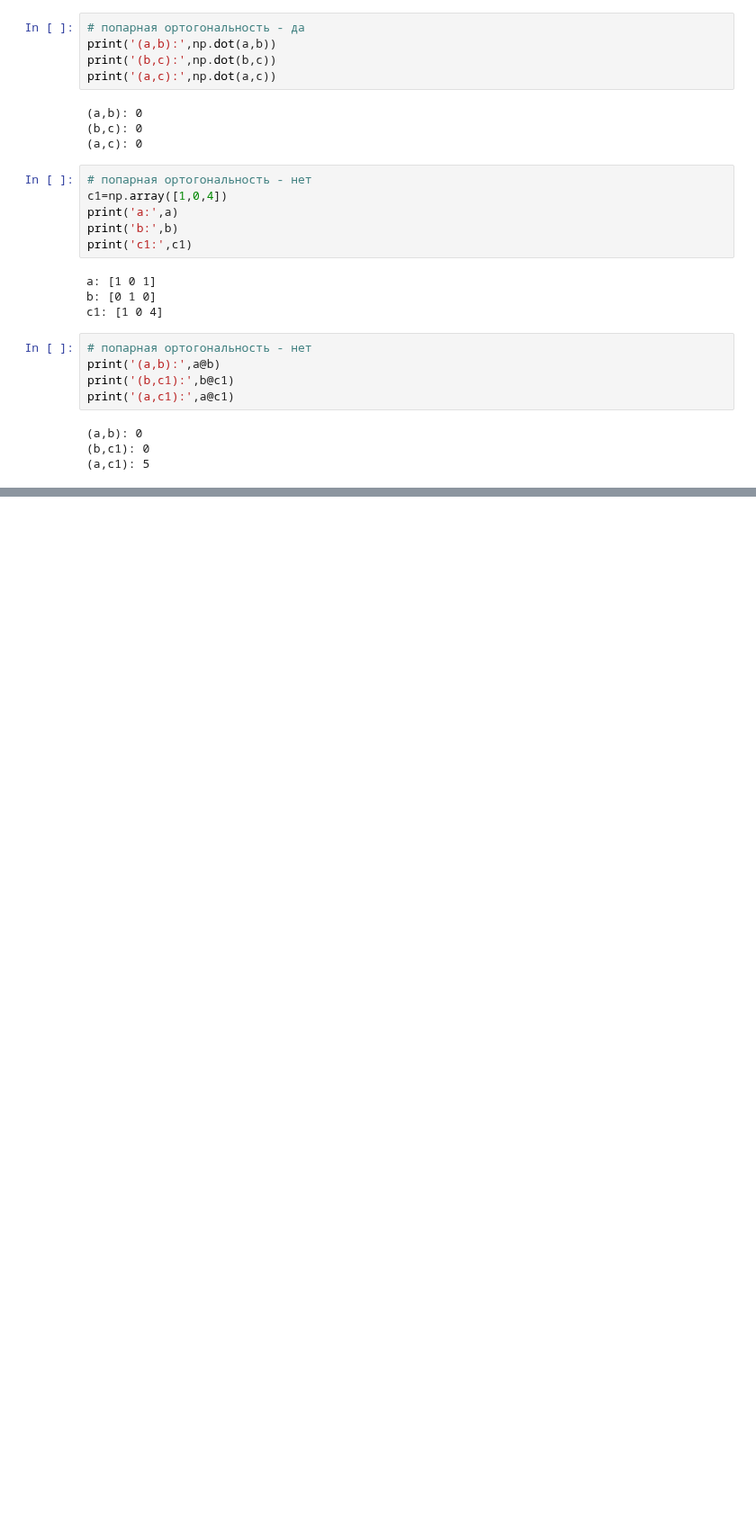
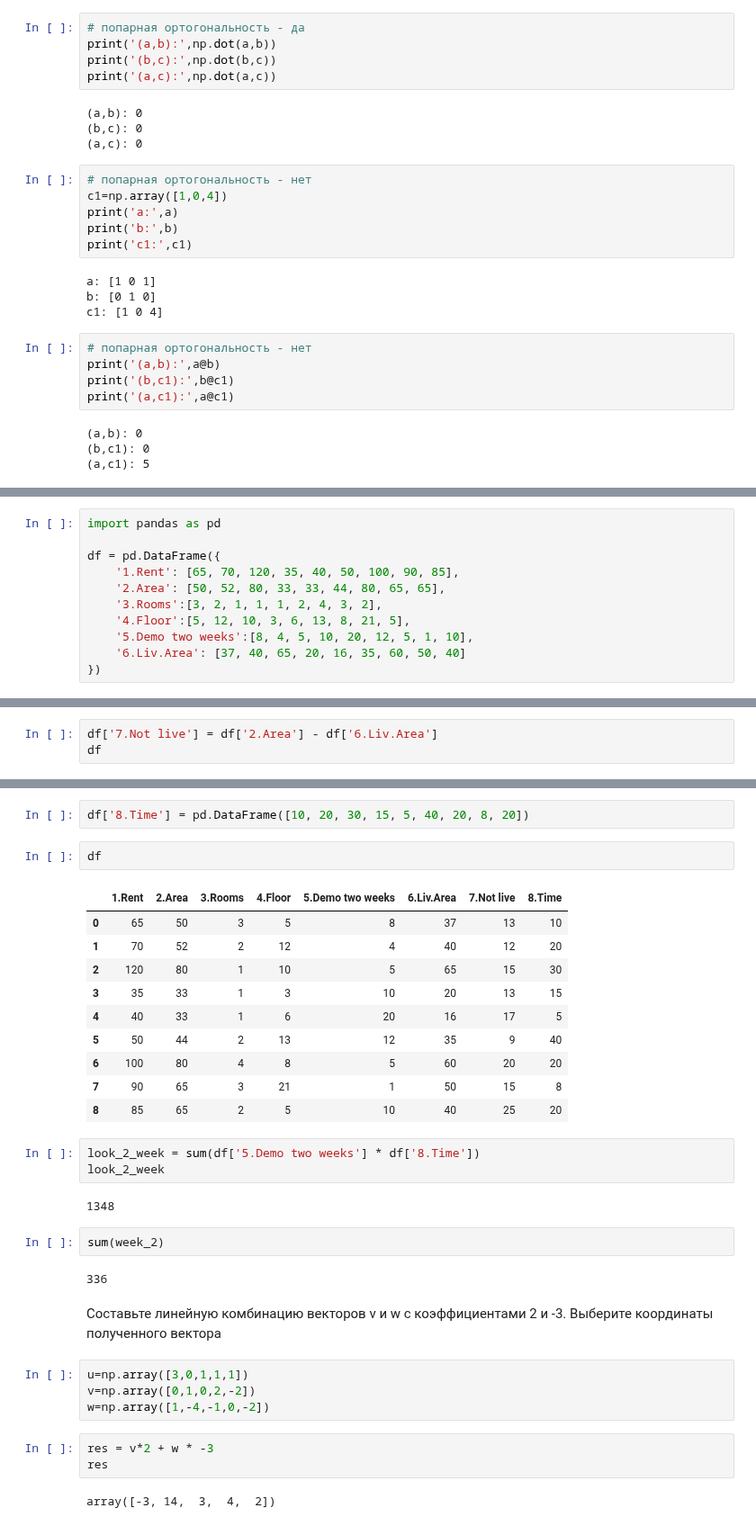
Before and after one commit to DmitriySky47/sf_data_science, a Jupyter notebook: Skillfactory/MATH_ML_1/MATHML_Module_1_Vectors_screencast.ipynb, the cells around one changed output, grey strips where cells are left out. Shown at 90% size. Saved outputs shown, nothing was run; the diff lists cells and outputs as text; blank space fills up the shorter version.

```diff
--- a/Skillfactory/MATH_ML_1/MATHML_Module_1_Vectors_screencast.ipynb
+++ b/Skillfactory/MATH_ML_1/MATHML_Module_1_Vectors_screencast.ipynb
@@ -230,0 +233,11 @@ print('(a,c1):',a@c1)
+# %%
+import pandas as pd
+
+df = pd.DataFrame({
+    '1.Rent': [65, 70, 120, 35, 40, 50, 100, 90, 85],
+    '2.Area': [50, 52, 80, 33, 33, 44, 80, 65, 65],
+    '3.Rooms':[3, 2, 1, 1, 1, 2, 4, 3, 2],
+    '4.Floor':[5, 12, 10, 3, 6, 13, 8, 21, 5],
+    '5.Demo two weeks':[8, 4, 5, 10, 20, 12, 5, 1, 10],
+    '6.Liv.Area': [37, 40, 65, 20, 16, 35, 60, 50, 40]
+})
@@ -230,0 +257,3 @@ print('(a,c1):',a@c1)
+# %%
+df['7.Not live'] = df['2.Area'] - df['6.Liv.Area']
+df
@@ -230,0 +271,35 @@ print('(a,c1):',a@c1)
+# %%
+df['8.Time'] = pd.DataFrame([10, 20, 30, 15, 5, 40, 20, 8, 20])
+# %%
+df
+# %% [output]
+|  | 1.Rent | 2.Area | 3.Rooms | 4.Floor | 5.Demo two weeks | 6.Liv.Area | 7.Not live | 8.Time |
+| 0 | 65 | 50 | 3 | 5 | 8 | 37 | 13 | 10 |
+| 1 | 70 | 52 | 2 | 12 | 4 | 40 | 12 | 20 |
+| 2 | 120 | 80 | 1 | 10 | 5 | 65 | 15 | 30 |
+| 3 | 35 | 33 | 1 | 3 | 10 | 20 | 13 | 15 |
+| 4 | 40 | 33 | 1 | 6 | 20 | 16 | 17 | 5 |
+| 5 | 50 | 44 | 2 | 13 | 12 | 35 | 9 | 40 |
+| 6 | 100 | 80 | 4 | 8 | 5 | 60 | 20 | 20 |
+| 7 | 90 | 65 | 3 | 21 | 1 | 50 | 15 | 8 |
+| 8 | 85 | 65 | 2 | 5 | 10 | 40 | 25 | 20 |
+# %%
+look_2_week = sum(df['5.Demo two weeks'] * df['8.Time'])
+look_2_week
+# %% [output]
+1348
+# %%
+sum(week_2)
+# %% [output]
+336
+# %% [markdown]
+Составьте линейную комбинацию векторов v и w с коэффициентами 2 и -3. Выберите координаты полученного вектора
+# %%
+u=np.array([3,0,1,1,1])
+v=np.array([0,1,0,2,-2])
+w=np.array([1,-4,-1,0,-2])
+# %%
+res = v*2 + w * -3
+res
+# %% [output]
+array([-3, 14,  3,  4,  2])
```
Also changed, not shown: parts of 5 cells of this notebook.
